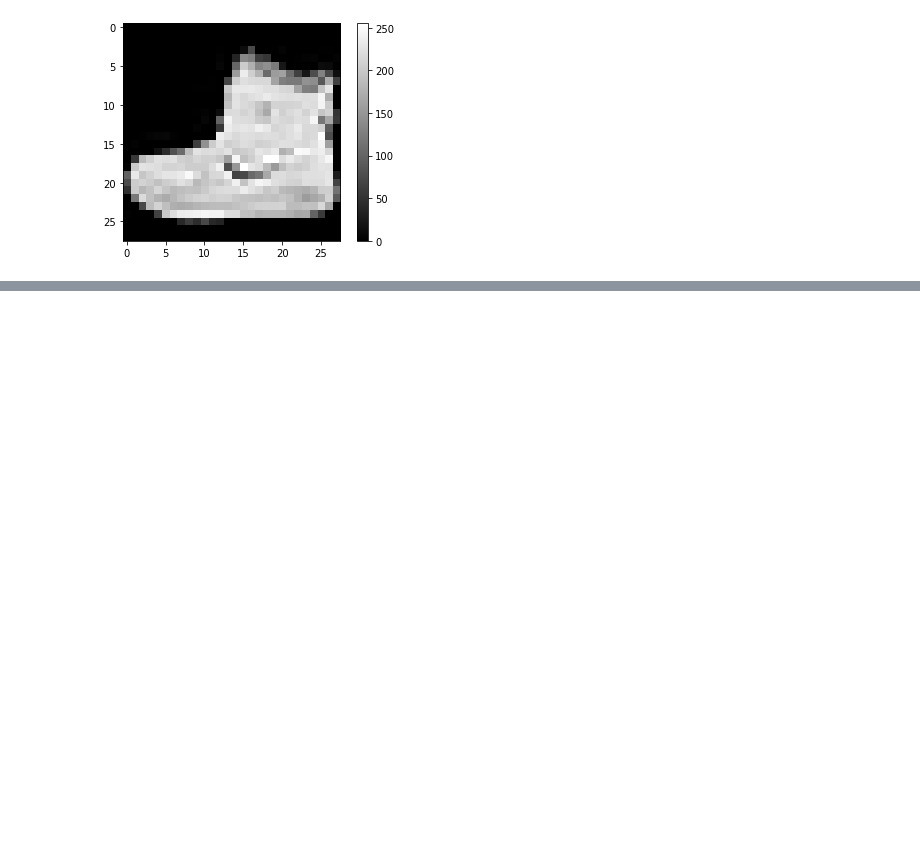
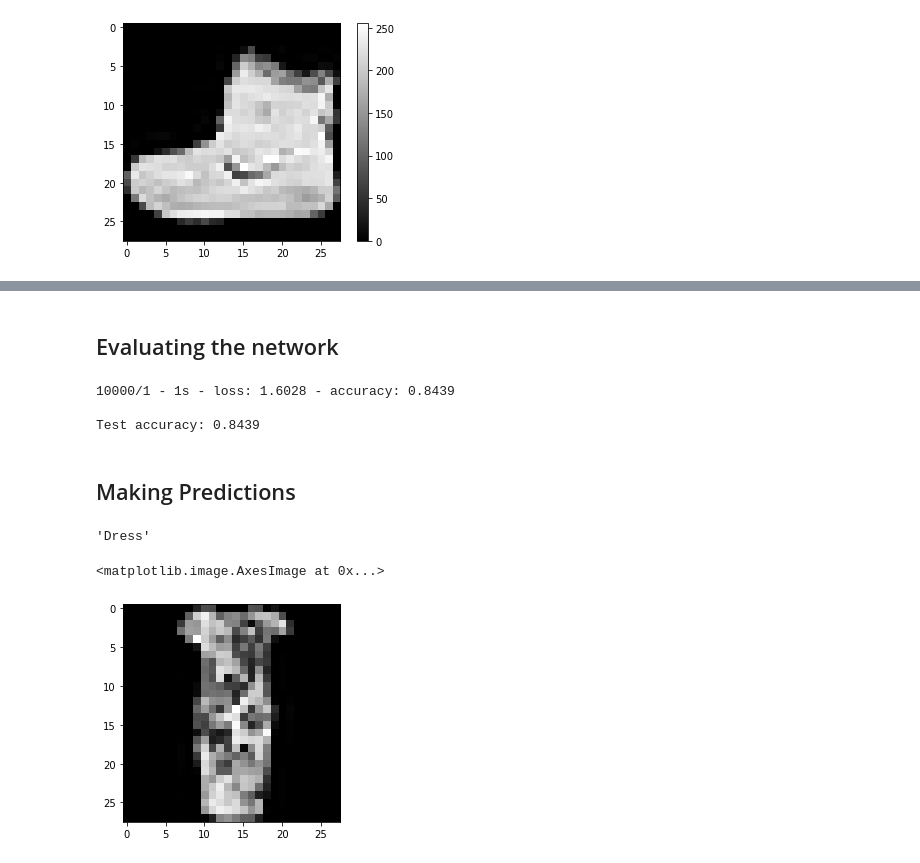
Before and after one commit to Basit-Imam/DeepLearning, a Jupyter notebook: FMNIST/Untitled.ipynb, the cells around one changed output, grey strips where cells are left out. Saved outputs shown, nothing was run; the diff lists cells and outputs as text; code cells hidden in the pictures; blank space fills up the shorter version.

```diff
--- a/FMNIST/Untitled.ipynb
+++ b/FMNIST/Untitled.ipynb
@@ -85,0 +80,4 @@ for i in range(25):
+# %%
+#Normalizing the pixel values
+train_images = train_images / 255.0
+test_images = test_images / 255.0
@@ -85,0 +151,12 @@ for i in range(25):
+# %% [markdown]
+## Evaluating the network
+# %%
+test_loss, test_acc = model.evaluate(test_images,  test_labels, verbose=2)
+
+print('\nTest accuracy:', test_acc)
+# %% [output]
+10000/1 - 1s - loss: 1.6028 - accuracy: 0.8439
+
+Test accuracy: 0.8439
+# %% [markdown]
+## Making Predictions
@@ -85,0 +165,9 @@ for i in range(25):
+# %%
+class_names[np.argmax(predictions[100])]
+# %% [output]
+'Dress'
+# %%
+plt.imshow(test_images[100],cmap='gray')
+# %% [output]
+<matplotlib.image.AxesImage at 0x...>
+[figure, added]
```
Also changed, not shown: parts of 14 cells of this notebook, 3 other files.
